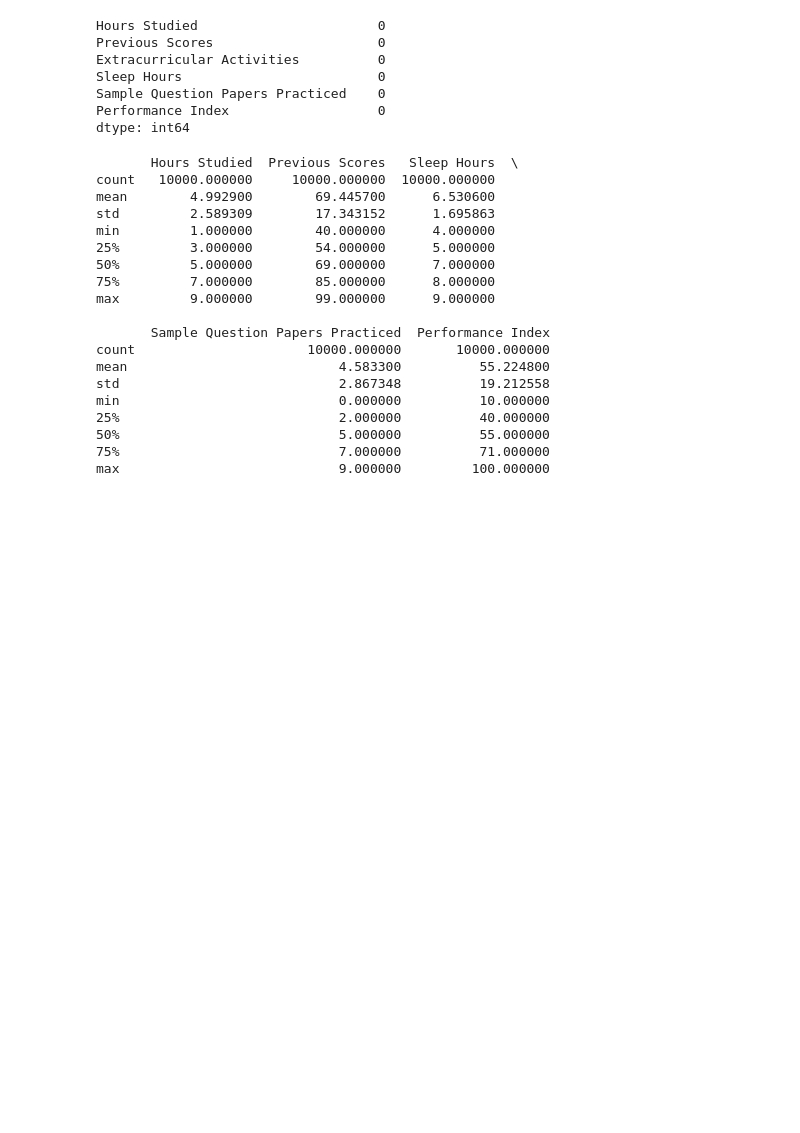
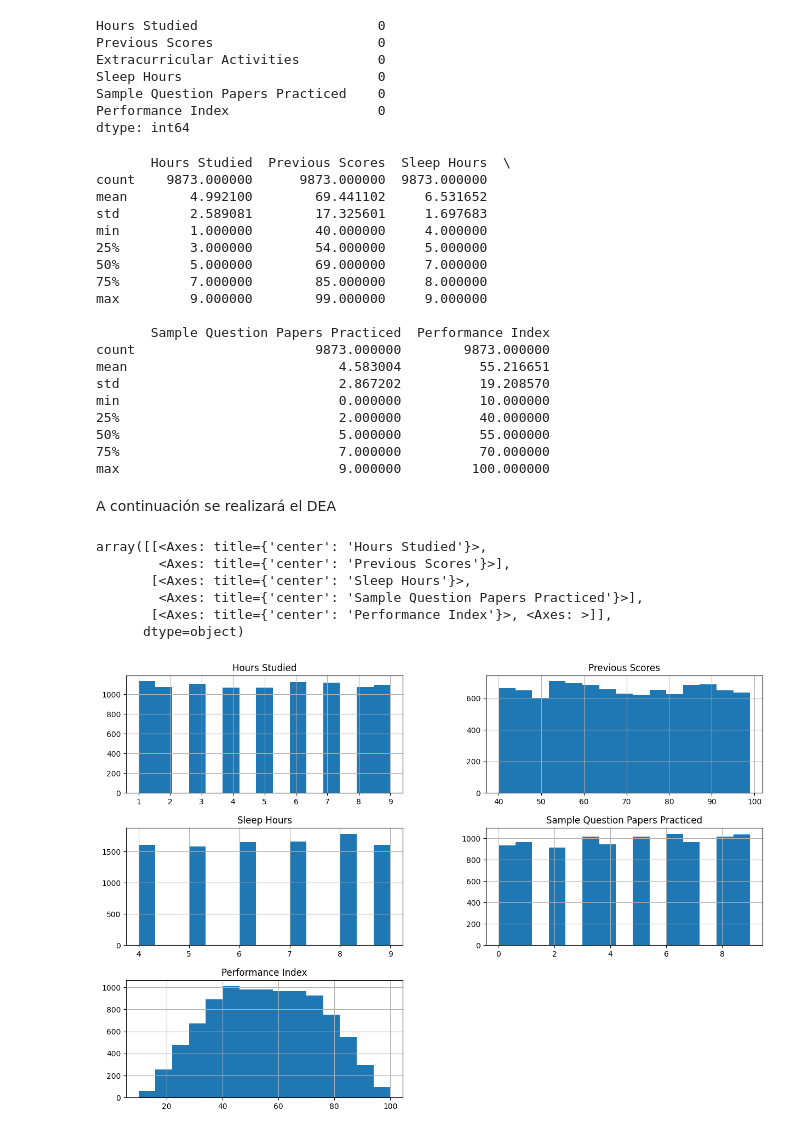
Before and after one commit to Felipaus3465/tarea1IA, a Jupyter notebook: SC.ipynb, the cells around one changed output. Drawn from its saved outputs; the diff is of its cells as text; code cells hidden in the pictures; blank space fills up the shorter version.

```diff
--- a/SC.ipynb
+++ b/SC.ipynb
@@ -29,0 +71,3 @@ print(data.to_string())  # Muestra todo el DataFrame
+# %%
+#Eliminación de filas duplicadas
+data_clean = data.drop_duplicates()
@@ -46 +95,4 @@ memory usage: 468.9+ KB
+# %%
+# Cambia los valores de "Yes" y "No" a 1 y 0 respectivamente
+data_clean.loc[:, "Extracurricular Activities"] = data_clean["Extracurricular Activities"].fillna("No").map({"Yes": 1, "No": 0})
 # %%
@@ -74,24 +128,38 @@ Sample Question Papers Practiced    0
 Performance Index                   0
 dtype: int64
 # %%
-print(data.describe()) # Muestra estadísticas descriptivas del DataFrame
+# Muestra estadísticas descriptivas del DataFrame
+print(data_clean.describe())
 # %% [output]
-       Hours Studied  Previous Scores   Sleep Hours  \
-count   10000.000000     10000.000000  10000.000000
-mean        4.992900        69.445700      6.530600
-std         2.589309        17.343152      1.695863
-min         1.000000        40.000000      4.000000
-25%         3.000000        54.000000      5.000000
-50%         5.000000        69.000000      7.000000
-75%         7.000000        85.000000      8.000000
-max         9.000000        99.000000      9.000000
+       Hours Studied  Previous Scores  Sleep Hours  \
+count    9873.000000      9873.000000  9873.000000
+mean        4.992100        69.441102     6.531652
+std         2.589081        17.325601     1.697683
+min         1.000000        40.000000     4.000000
+25%         3.000000        54.000000     5.000000
+50%         5.000000        69.000000     7.000000
+75%         7.000000        85.000000     8.000000
+max         9.000000        99.000000     9.000000
 
        Sample Question Papers Practiced  Performance Index
-count                      10000.000000       10000.000000
-mean                           4.583300          55.224800
-std                            2.867348          19.212558
+count                       9873.000000        9873.000000
+mean                           4.583004          55.216651
+std                            2.867202          19.208570
 min                            0.000000          10.000000
 25%                            2.000000          40.000000
 50%                            5.000000          55.000000
-75%                            7.000000          71.000000
+75%                            7.000000          70.000000
 max                            9.000000         100.000000
+# %% [markdown]
+A continuación se realizará el DEA
+# %%
+#histogramas de las variables numéricas de 15x10
+data_clean.hist(bins=15, figsize=(15, 10))
+# %% [output]
+array([[<Axes: title={'center': 'Hours Studied'}>,
+        <Axes: title={'center': 'Previous Scores'}>],
+       [<Axes: title={'center': 'Sleep Hours'}>,
+        <Axes: title={'center': 'Sample Question Papers Practiced'}>],
+       [<Axes: title={'center': 'Performance Index'}>, <Axes: >]],
+      dtype=object)
+[figure, added]
```
Also changed, not shown: parts of 15 cells of this notebook.
